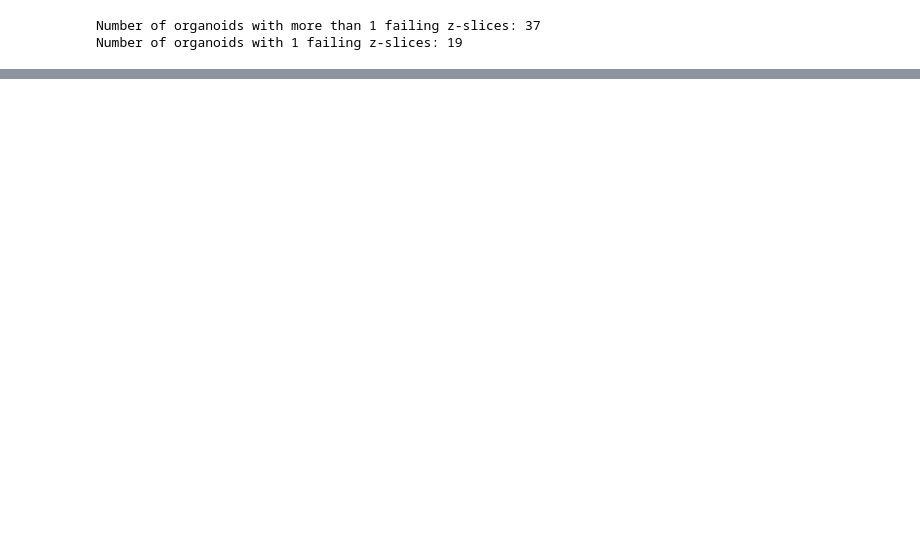
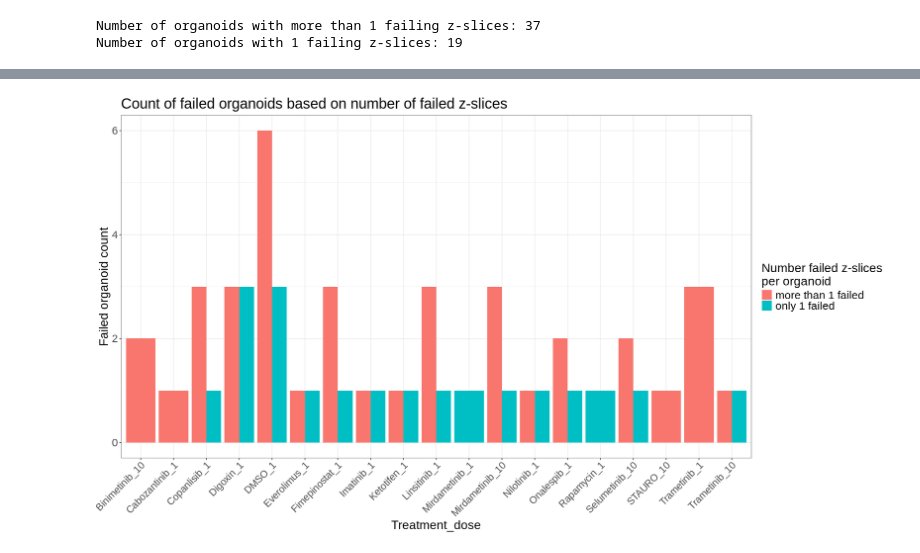
Before and after one commit to WayScience/NF1_3D_organoid_profiling_pipeline, a Jupyter notebook: 1.image_quality_control/notebooks/3.generate_qc_report.ipynb, the cells around one changed output, grey strips where cells are left out. Saved outputs shown, nothing was run; the diff lists cells and outputs as text; code cells hidden in the pictures; blank space fills up the shorter version.

```diff
--- a/1.image_quality_control/notebooks/3.generate_qc_report.ipynb
+++ b/1.image_quality_control/notebooks/3.generate_qc_report.ipynb
@@ -260,0 +439,12 @@ Number of organoids with 1 failing z-slices: 19
+# %%
+# Merge treatment and dose information from platemap_df to unique_failed_organoids
+unique_failed_organoids_treatment <- failed_zslices_per_organoid %>%
+    left_join(platemap_df, by = c("Metadata_Well" = "well_position"))
+
+# Merge treatment and dose into a new column
+unique_failed_organoids_treatment <- unique_failed_organoids_treatment %>%
+    mutate(Treatment_Dose = paste(treatment, dose, sep = "_"))
+
+# Show the head of the merged dataframe
+dim(unique_failed_organoids_treatment)
+head(unique_failed_organoids_treatment)
@@ -260,0 +462,32 @@ Number of organoids with 1 failing z-slices: 19
+# %%
+# Set width and height
+width <- 18
+height <- 10
+options(repr.plot.width = width, repr.plot.height = height)
+
+# Create the bar plot
+treatment_dose_failed_plot <- ggplot(unique_failed_organoids_treatment, aes(x = Treatment_Dose, fill = number_failed_zslices)) +
+    geom_bar(position = "dodge") +
+    labs(
+        title = "Count of failed organoids based on number of failed z-slices",
+        x = "Treatment_dose",
+        y = "Failed organoid count",
+        fill = "Number failed z-slices\nper organoid"
+    ) +
+    theme_bw() +
+    theme(
+        plot.title = element_text(size = 24),
+        axis.title = element_text(size = 20),
+        axis.text.y = element_text(size = 18),
+        axis.text.x = element_text(size = 16, angle = 45, hjust = 1),
+        legend.title = element_text(size = 20),
+        legend.text = element_text(size = 18)
+    )
+
+# Show plot
+print(treatment_dose_failed_plot)
+
+# Save plot
+ggsave(file.path(figures_dir, "failed_organoid_count_treatment_dose_number_failed_zslices.png"), plot = treatment_dose_failed_plot, width = width, height = height, dpi = 500)
+# %% [output]
+[figure, added]
```
Also changed, not shown: parts of 22 cells of this notebook, 11 other files.
